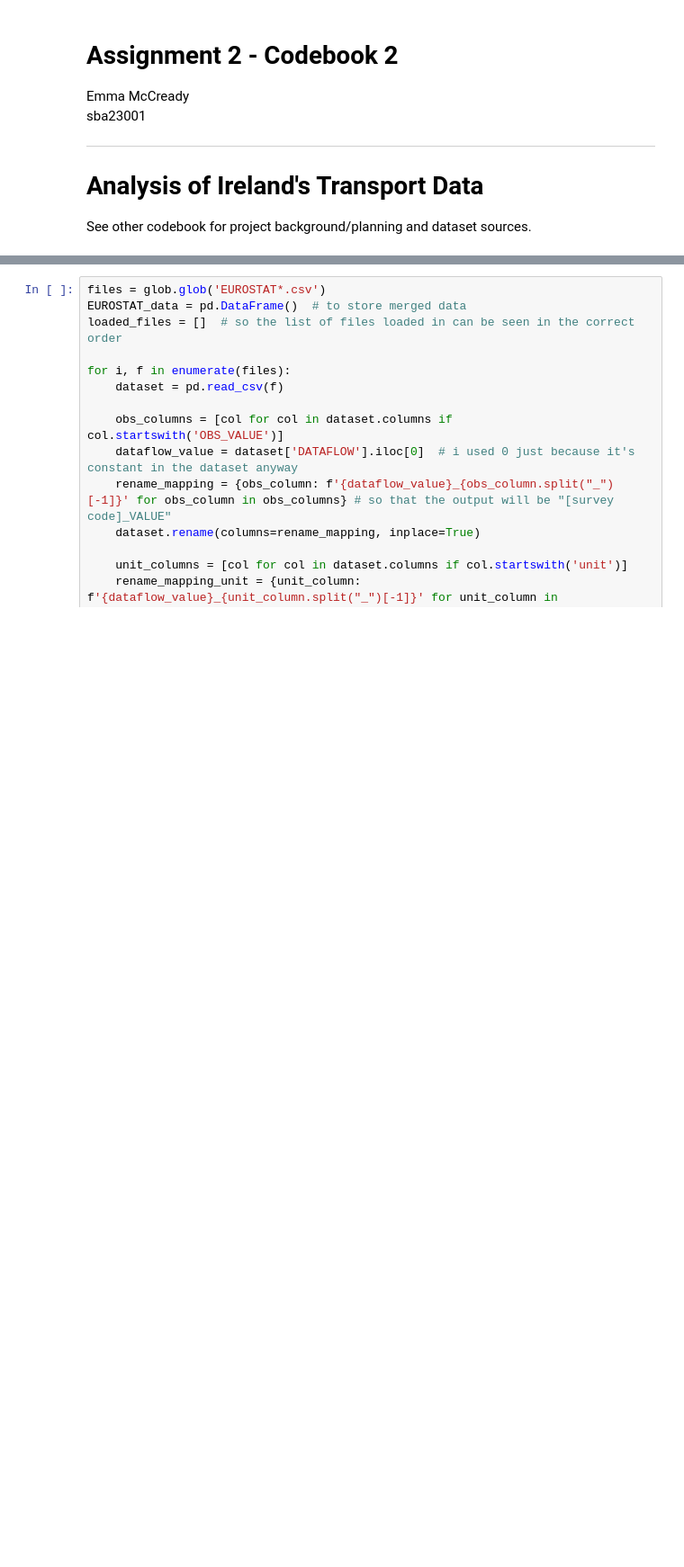
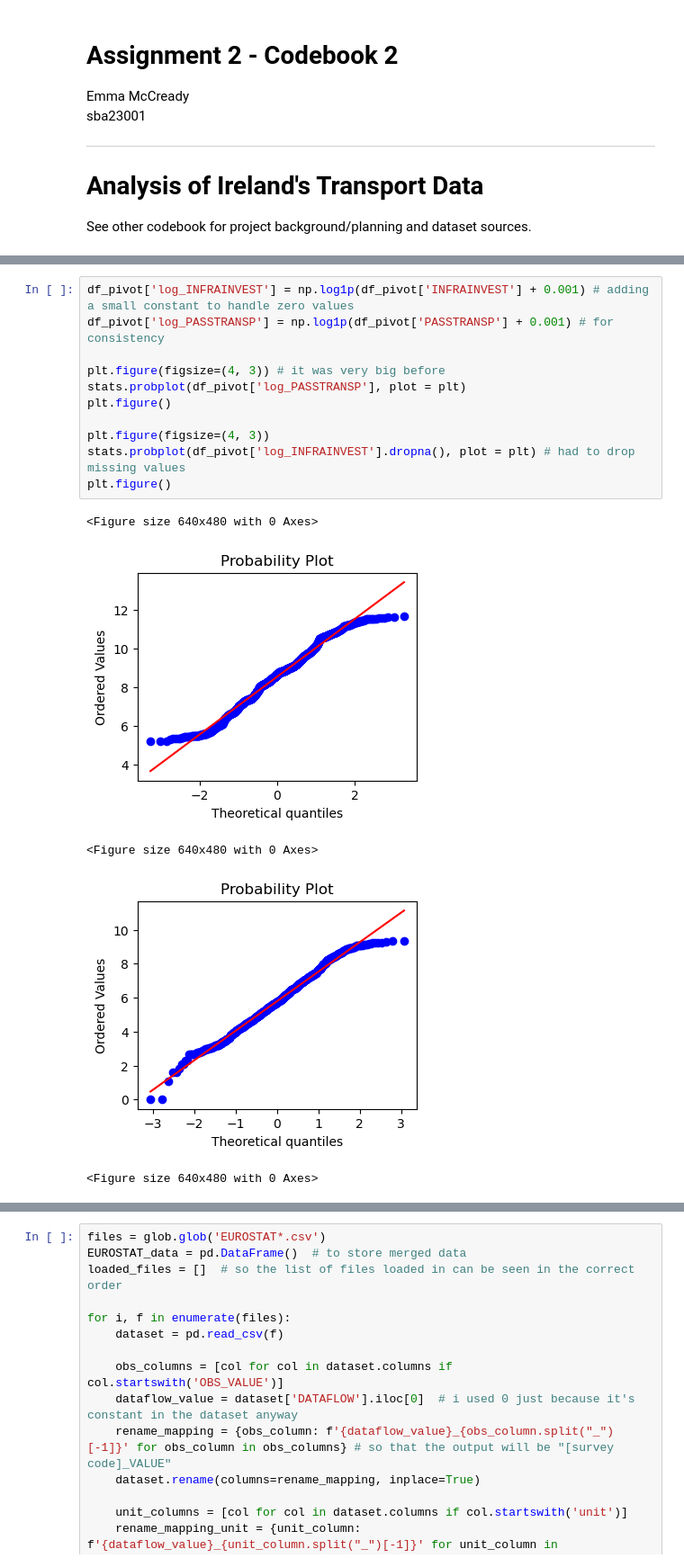
Before and after one commit to EmmaMcC1802/CA2, a Jupyter notebook: Codebook2_Stats_ML.ipynb, the cells around one changed output, grey strips where cells are left out. Shown: that part at 90% size. Saved outputs shown, nothing was run; the diff lists cells and outputs as text; blank space fills up the shorter version.

Commit message:
nearly fin stats

```diff
--- a/Codebook2_Stats_ML.ipynb
+++ b/Codebook2_Stats_ML.ipynb
@@ -156,0 +229,17 @@ memory usage: 74.8+ KB
+# %%
+df_pivot['log_INFRAINVEST'] = np.log1p(df_pivot['INFRAINVEST'] + 0.001) # adding a small constant to handle zero values
+df_pivot['log_PASSTRANSP'] = np.log1p(df_pivot['PASSTRANSP'] + 0.001) # for consistency
+
+plt.figure(figsize=(4, 3)) # it was very big before
+stats.probplot(df_pivot['log_PASSTRANSP'], plot = plt)
+plt.figure()
+
+plt.figure(figsize=(4, 3))
+stats.probplot(df_pivot['log_INFRAINVEST'].dropna(), plot = plt) # had to drop missing values
+plt.figure()
+# %% [output]
+<Figure size 640x480 with 0 Axes>
+[figure, added]
+<Figure size 640x480 with 0 Axes>
+[figure, added]
+<Figure size 640x480 with 0 Axes>
```
Also changed, not shown: parts of 54 cells of this notebook.
